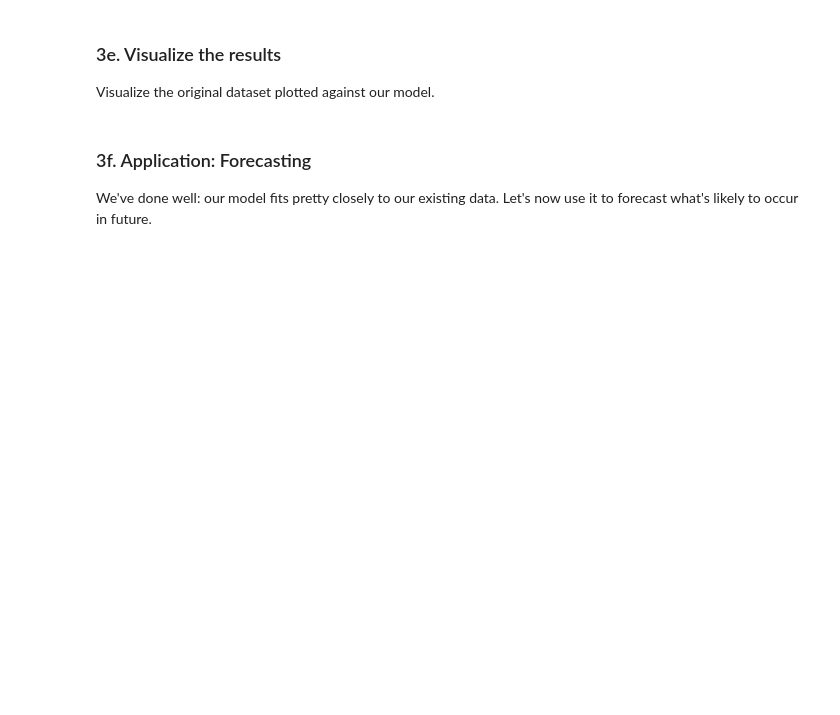
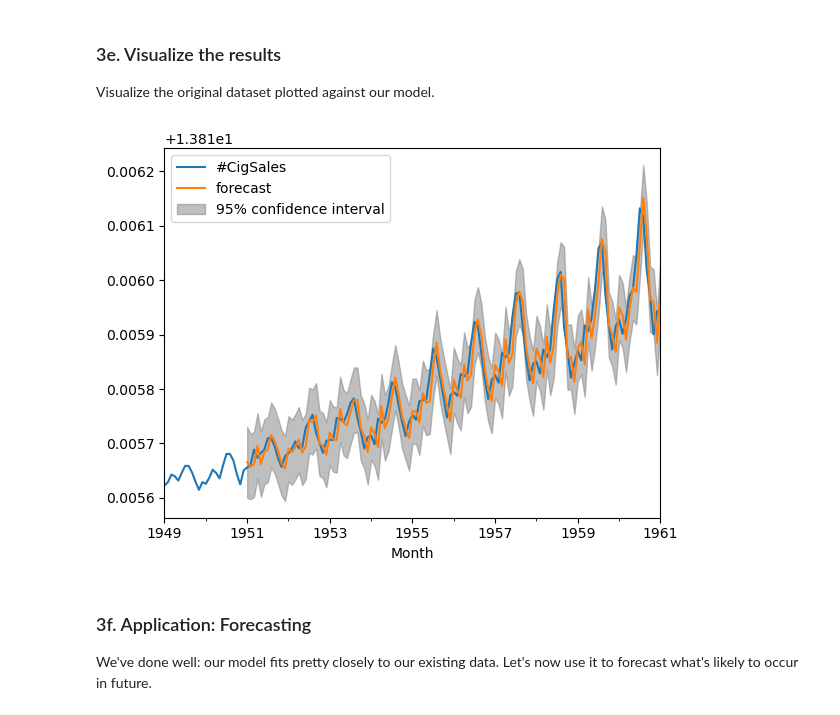
Before and after one commit to tennisvs/Springboard, a Jupyter notebook: Homework/Cowboys&CigrettesCaseStudy/Cowboy Cigarettes Case Study - Tier 3.ipynb, the cells around one changed output. Cells and saved outputs as stored; diff of their text form; code cells hidden in the pictures; blank space fills up the shorter version.

```diff
--- a/Homework/Cowboys&CigrettesCaseStudy/Cowboy Cigarettes Case Study - Tier 3.ipynb
+++ b/Homework/Cowboys&CigrettesCaseStudy/Cowboy Cigarettes Case Study - Tier 3.ipynb
@@ -307,2 +344,5 @@ _ _ _
+# %%
+model = ARIMA(nlog_y, order=(2,1,1))
+model_fit = model.fit()
 # %% [markdown]
 We can take a look at a summary of the model this library has built around our data.
@@ -317,3 +376,11 @@ _ _ _
+# %%
+from statsmodels.graphics.tsaplots import plot_predict
+fig, ax = plt.subplots()
+nlog_y.plot(ax=ax)
+plot_predict(model_fit, start='1951', end='1961', ax=ax)
+plt.show()
+# %% [output]
+[figure, added]
 # %% [markdown]
 ### 3f. Application: Forecasting
 
```
Also changed, not shown: parts of 17 cells of this notebook.
